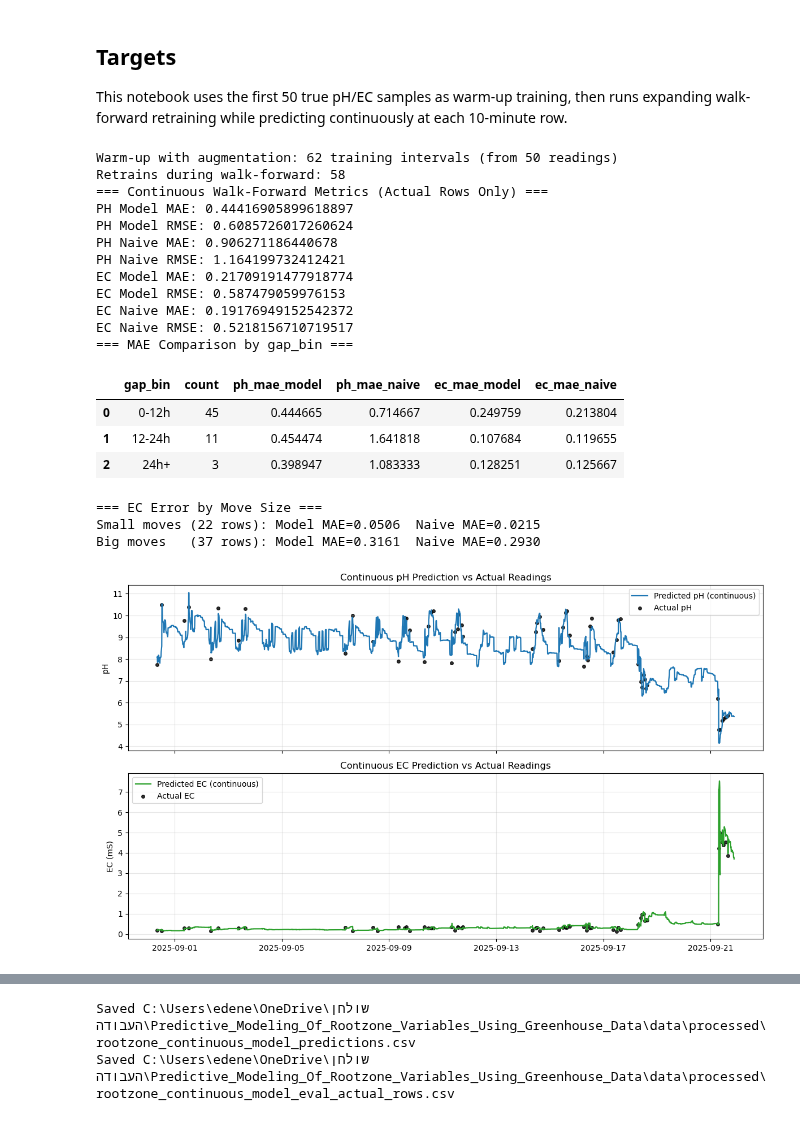
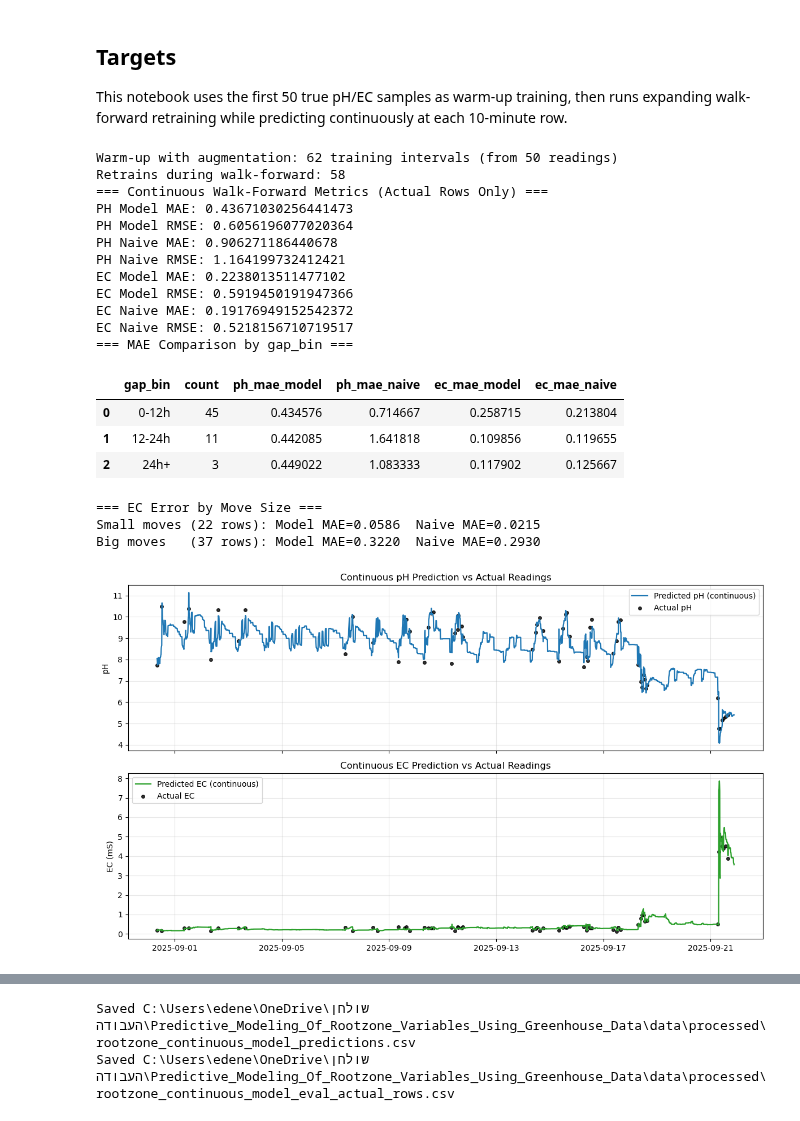
Before and after one commit to EliyahuEden/Predictive_Modeling_Of_Rootzone_Variables_Using_Greenhouse_Data, a Jupyter notebook: scripts/Continuous_Rootzone_Model.ipynb, the cells around one changed output, grey strips where cells are left out. Drawn from its saved outputs; the diff is of its cells as text; code cells hidden in the pictures.

```diff
--- a/scripts/Continuous_Rootzone_Model.ipynb
+++ b/scripts/Continuous_Rootzone_Model.ipynb
@@ -439,6 +439,7 @@ feature_cols_ph = [
     'soil_temp_mean',
     'ET0_sum_per_hour',
     'gap_hours',
+    'canopy'
 ]
 
 feature_cols_ec = [
@@ -457,6 +458,7 @@ feature_cols_ec = [
     'ET0_sum_per_hour',
     'vpd_mean_t0_t1',
     'gap_hours',
+    'days_after_planting'
 ]
 
 warmup_train_intervals = 50
@@ -701,43 +703,43 @@ X_all_ec = train_df[feature_cols_ec].copy()
 
 # Continuous prediction traces with actual points.
 fig, ax = plt.subplots(2, 1, figsize=(12, 7), sharex=True)
 ax[0].plot(results_df.index, results_df['ph_pred'], color='tab:blue', lw=1.6, label='Predicted pH (continuous)')
 ax[0].scatter(eval_df.index, eval_df['ph_true'], color='black', s=16, alpha=0.8, label='Actual pH')
 ax[0].set_ylabel('pH')
 ax[0].set_title('Continuous pH Prediction vs Actual Readings')
 ax[0].grid(True, alpha=0.3)
 ax[0].legend()
 
 ax[1].plot(results_df.index, results_df['ec_pred'], color='tab:green', lw=1.6, label='Predicted EC (continuous)')
 ax[1].scatter(eval_df.index, eval_df['ec_true'], color='black', s=16, alpha=0.8, label='Actual EC')
 ax[1].set_ylabel('EC (mS)')
 ax[1].set_title('Continuous EC Prediction vs Actual Readings')
 ax[1].grid(True, alpha=0.3)
 ax[1].legend()
 
 plt.tight_layout()
 plt.show()
 # %% [output]
 Warm-up with augmentation: 62 training intervals (from 50 readings)
 Retrains during walk-forward: 58
 === Continuous Walk-Forward Metrics (Actual Rows Only) ===
-PH Model MAE: 0.44416905899618897
-PH Model RMSE: 0.6085726017260624
+PH Model MAE: 0.43671030256441473
+PH Model RMSE: 0.6056196077020364
 PH Naive MAE: 0.906271186440678
 PH Naive RMSE: 1.164199732412421
-EC Model MAE: 0.21709191477918774
-EC Model RMSE: 0.587479059976153
+EC Model MAE: 0.2238013511477102
+EC Model RMSE: 0.5919450191947366
 EC Naive MAE: 0.19176949152542372
 EC Naive RMSE: 0.5218156710719517
 === MAE Comparison by gap_bin ===
 |  | gap_bin | count | ph_mae_model | ph_mae_naive | ec_mae_model | ec_mae_naive |
-| 0 | 0-12h | 45 | 0.444665 | 0.714667 | 0.249759 | 0.213804 |
-| 1 | 12-24h | 11 | 0.454474 | 1.641818 | 0.107684 | 0.119655 |
-| 2 | 24h+ | 3 | 0.398947 | 1.083333 | 0.128251 | 0.125667 |
+| 0 | 0-12h | 45 | 0.434576 | 0.714667 | 0.258715 | 0.213804 |
+| 1 | 12-24h | 11 | 0.442085 | 1.641818 | 0.109856 | 0.119655 |
+| 2 | 24h+ | 3 | 0.449022 | 1.083333 | 0.117902 | 0.125667 |
 === EC Error by Move Size ===
-Small moves (22 rows): Model MAE=0.0506  Naive MAE=0.0215
-Big moves   (37 rows): Model MAE=0.3161  Naive MAE=0.2930
+Small moves (22 rows): Model MAE=0.0586  Naive MAE=0.0215
+Big moves   (37 rows): Model MAE=0.3220  Naive MAE=0.2930
-[figure, old version]
+[figure, new version]
 # %%
 # Feature importance — both weight (split count) and gain (error reduction).
 for tgt_name, est, cols in [
```
Also changed, not shown: parts of 2 cells of this notebook, 2 other files.
